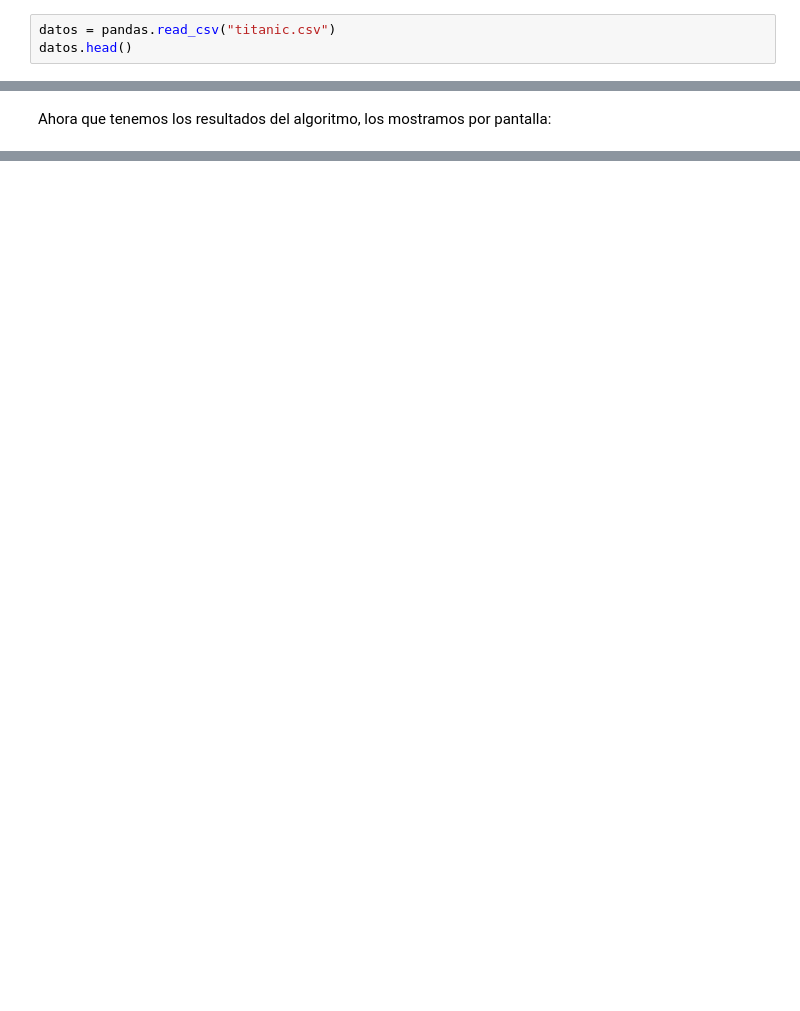
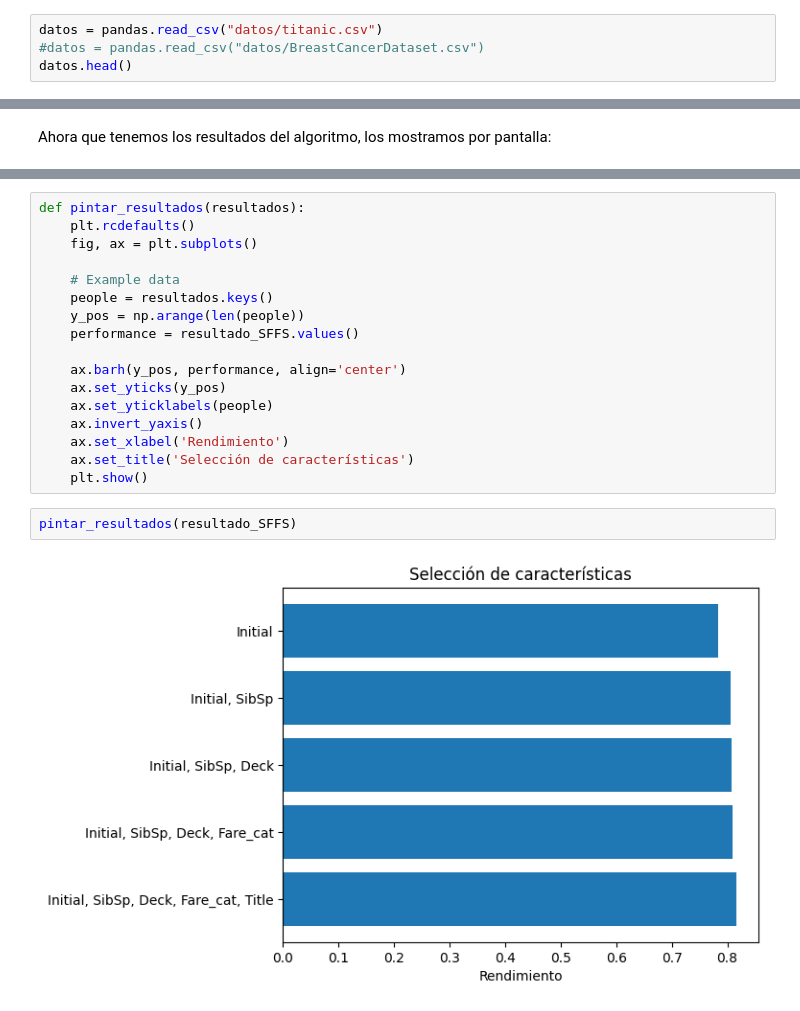
Before and after one commit to moicalcob/caracteristicas-modelos-predictivos-ia2020, a Jupyter notebook: Selección de características en modelos predictivos.ipynb, the cells around one changed output, grey strips where cells are left out. Drawn from its saved outputs; the diff is of its cells as text; blank space fills up the shorter version.

```diff
--- a/Selección de características en modelos predictivos.ipynb
+++ b/Selección de características en modelos predictivos.ipynb
@@ -11,6 +18,7 @@ import numpy as np;
 pandas.set_option('max_colwidth', 800)
 # %%
-datos = pandas.read_csv("titanic.csv")
+datos = pandas.read_csv("datos/titanic.csv")
+#datos = pandas.read_csv("datos/BreastCancerDataset.csv")
 datos.head()
 # %% [output]
 |  | Pclass | Sex | Age | SibSp | Parch | Fare | Embarked | Initial | Age_band | Family_Size | ... |
@@ -207,0 +215,21 @@ mostrar_datos(resultado_SFFS)
+# %%
+def pintar_resultados(resultados):
+    plt.rcdefaults()
+    fig, ax = plt.subplots()
+
+    # Example data
+    people = resultados.keys()
+    y_pos = np.arange(len(people))
+    performance = resultado_SFFS.values()
+
+    ax.barh(y_pos, performance, align='center')
+    ax.set_yticks(y_pos)
+    ax.set_yticklabels(people)
+    ax.invert_yaxis()
+    ax.set_xlabel('Rendimiento')
+    ax.set_title('Selección de características')
+    plt.show()
+# %%
+pintar_resultados(resultado_SFFS)
+# %% [output]
+[figure, added]
```
Also changed, not shown: parts of 9 cells of this notebook, 6 other files.
